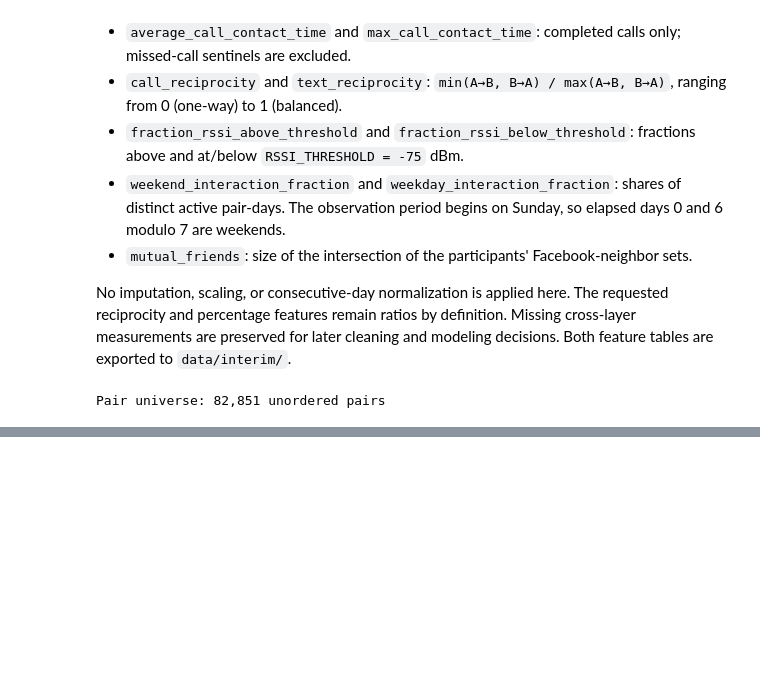
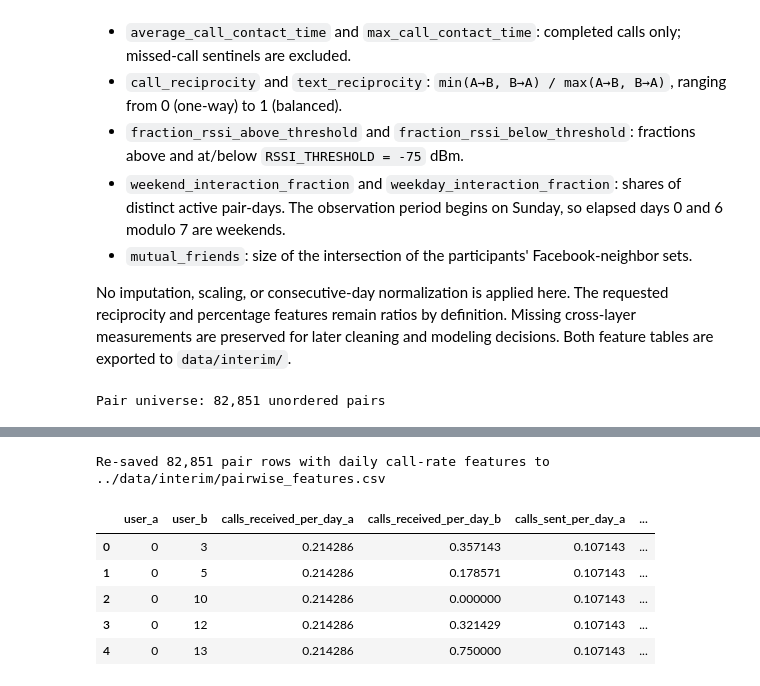
Before and after one commit to ucd-cosmos-data/26-the-deep-learners-analysis, a Jupyter notebook: FinalProject/notebooks/feature_engineering.ipynb, the cells around one changed output, grey strips where cells are left out. Saved outputs shown, nothing was run; the diff lists cells and outputs as text; code cells hidden in the pictures; blank space fills up the shorter version.

```diff
--- a/FinalProject/notebooks/feature_engineering.ipynb
+++ b/FinalProject/notebooks/feature_engineering.ipynb
@@ -381,0 +444,23 @@ Saved 82,851 pair rows to ../data/interim/pairwise_features.csv
+# %%
+daily_rate_columns = ['calls_received_per_day', 'calls_sent_per_day', 'missed_calls_per_day']
+
+for id_column, suffix in [('user_a', '_a'), ('user_b', '_b')]:
+    renamed = daily_call_rate_features.rename(columns={'user': id_column}).rename(
+        columns={col: f'{col}{suffix}' for col in daily_rate_columns}
+    )
+    pairwise_features = pairwise_features.merge(renamed, on=id_column, how='left')
+
+suffixed_rate_columns = [f'{col}{suffix}' for col in daily_rate_columns for suffix in ('_a', '_b')]
+pairwise_features[suffixed_rate_columns] = pairwise_features[suffixed_rate_columns].fillna(0)
+
+pairwise_features.to_csv(pairwise_output_file, index=False, encoding='utf-8')
+print(f'Re-saved {len(pairwise_features):,} pair rows with daily call-rate features to {pairwise_output_file}')
+display(pairwise_features[pair_keys + suffixed_rate_columns].head())
+# %% [output]
+Re-saved 82,851 pair rows with daily call-rate features to ../data/interim/pairwise_features.csv
+|  | user_a | user_b | calls_received_per_day_a | calls_received_per_day_b | calls_sent_per_day_a | ... |
+| 0 | 0 | 3 | 0.214286 | 0.357143 | 0.107143 | ... |
+| 1 | 0 | 5 | 0.214286 | 0.178571 | 0.107143 | ... |
+| 2 | 0 | 10 | 0.214286 | 0.000000 | 0.107143 | ... |
+| 3 | 0 | 12 | 0.214286 | 0.321429 | 0.107143 | ... |
+| 4 | 0 | 13 | 0.214286 | 0.750000 | 0.107143 | ... |
```
Also changed, not shown: parts of 2 cells of this notebook, 2 other files.
